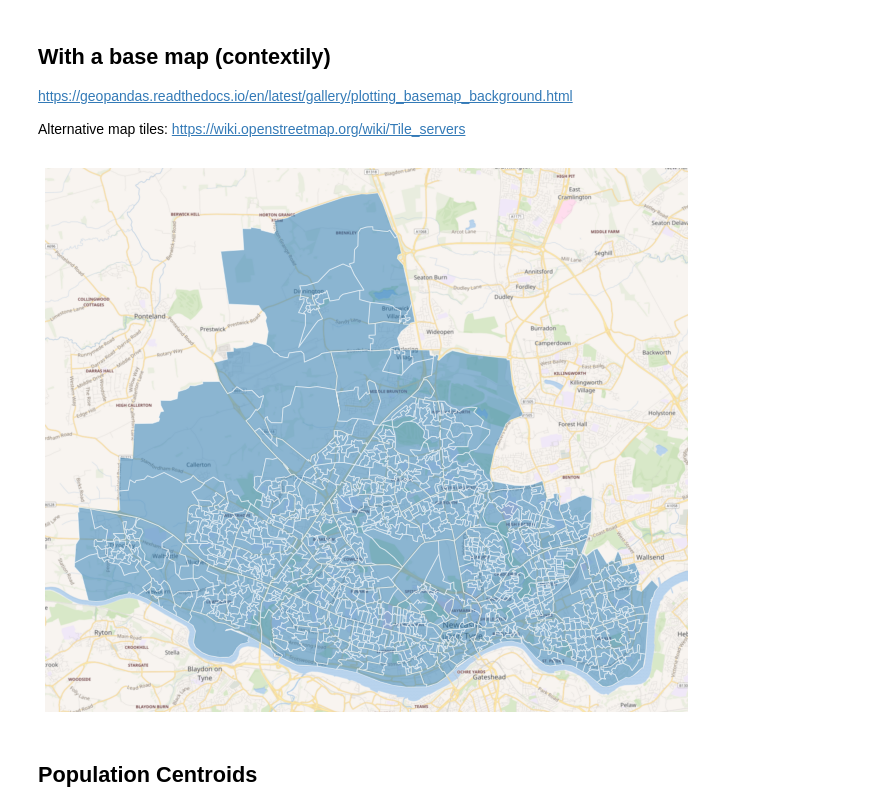
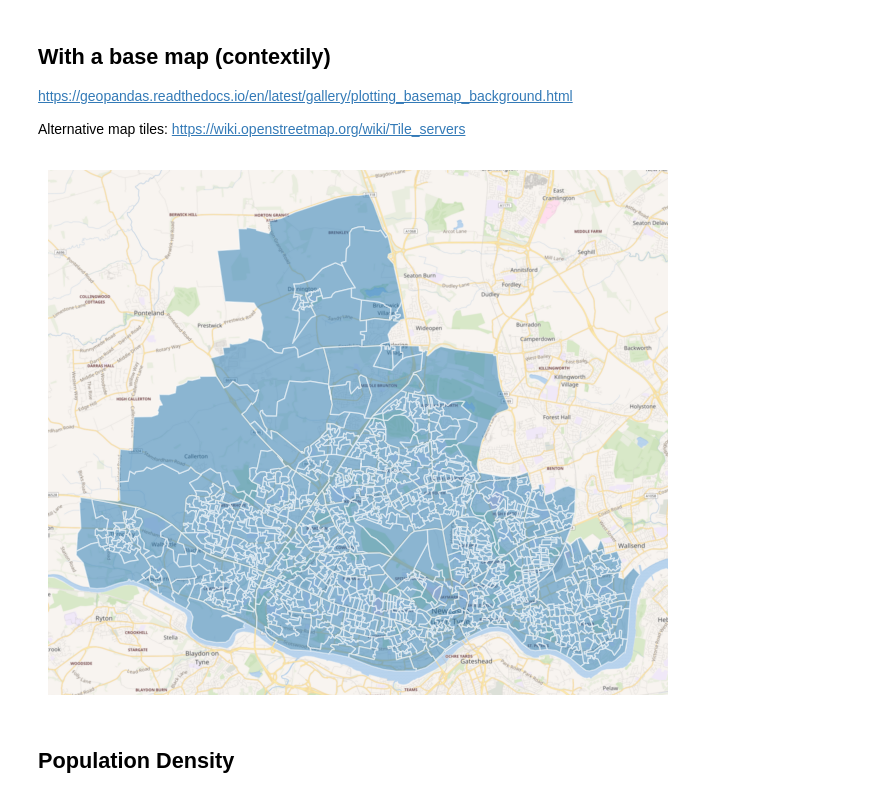
Before and after one commit to alan-turing-institute/spatial-inequality, a Jupyter notebook: notebooks/population_data.ipynb, the cells around one changed output. Saved outputs shown, nothing was run; the diff lists cells and outputs as text; code cells hidden in the pictures.

```diff
--- a/notebooks/population_data.ipynb
+++ b/notebooks/population_data.ipynb
@@ -40,6 +16,4 @@ Urban Observatory Sensors: 175 rows
+# %%
+la = LocalAuthority(lad20cd)
 # %% [markdown]
 ## Local Authority Boundary
-# %%
-la = get_la_shape(lad20cd)
-display(la.head())
-la["geometry"]
@@ -76,12 +54,14 @@ https://geopandas.readthedocs.io/en/latest/gallery/plotting_basemap_background.h
 Alternative map tiles:
 https://wiki.openstreetmap.org/wiki/Tile_servers
 # %%
-ax = oa.plot(figsize=(20, 10), alpha=0.5, edgecolor="white")
+ax = la.oa_shapes.values.plot(figsize=(8, 8), alpha=0.5, edgecolor="white")
 ctx.add_basemap(
-    ax, source="https://maps.wikimedia.org/osm-intl/{z}/{x}/{y}.png", crs=oa.crs
+    ax,
+    source="https://maps.wikimedia.org/osm-intl/{z}/{x}/{y}.png",
+    crs=la.oa_shapes.values.crs,
 )
 ax.set_axis_off()
 # %% [output]
-[figure, old version]
+[figure, new version]
 # %% [markdown]
-## Population Centroids
+## Population Density
```
Also changed, not shown: parts of 18 cells of this notebook.
